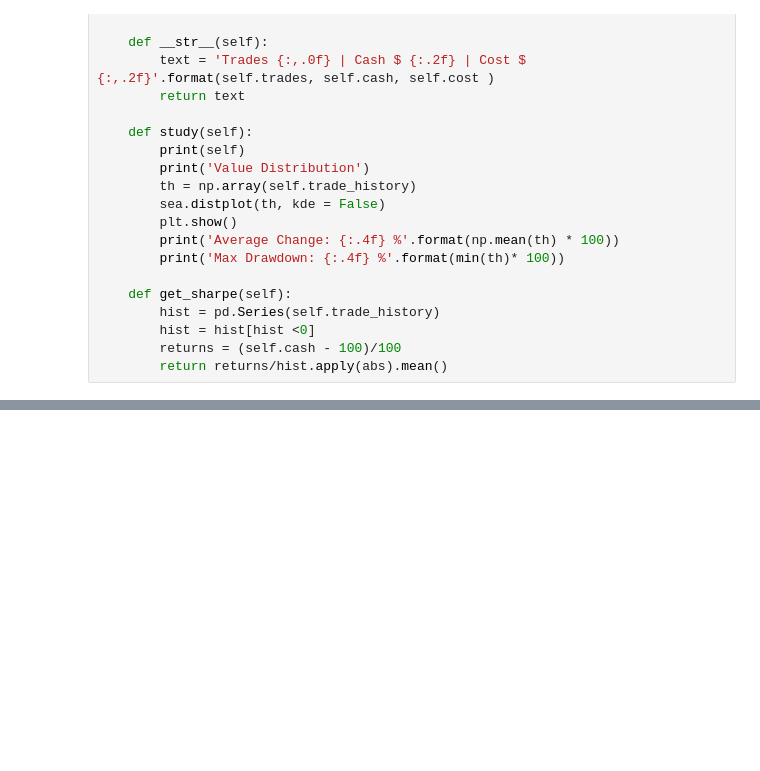
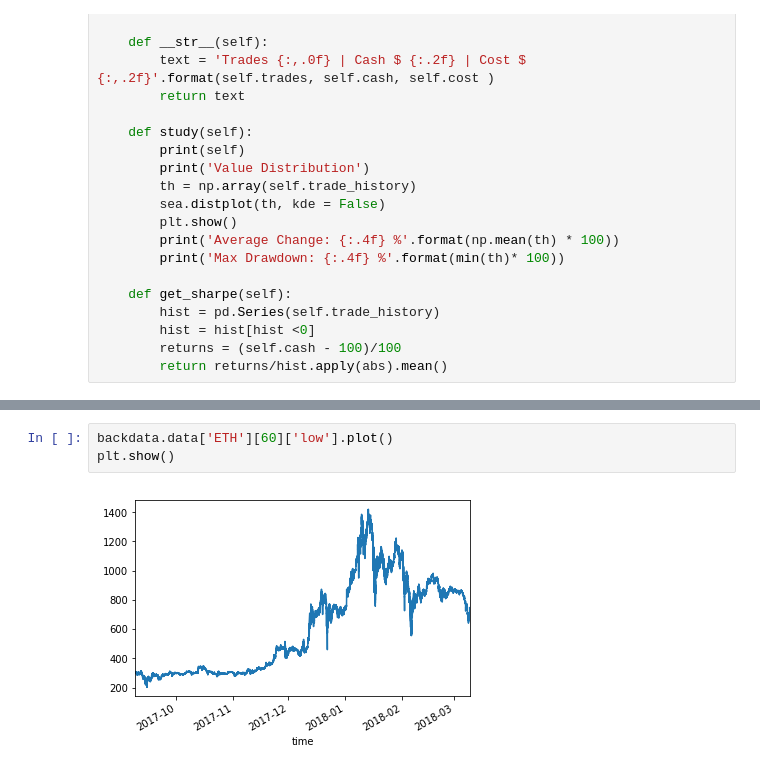
Before and after one commit to 2yan/Super-Simple, a Jupyter notebook: Untitled.ipynb, the cells around one changed output, grey strips where cells are left out. Cells and saved outputs as stored; diff of their text form; blank space fills up the shorter version.

```diff
--- a/Untitled.ipynb
+++ b/Untitled.ipynb
@@ -278,0 +400,5 @@ for thing in ['signal_time', 'deviation', 'max_loss', 'target_percent']:
+# %%
+backdata.data['ETH'][60]['low'].plot()
+plt.show()
+# %% [output]
+[figure, added]
```
Also changed, not shown: parts of 28 cells of this notebook, 37 other files.
